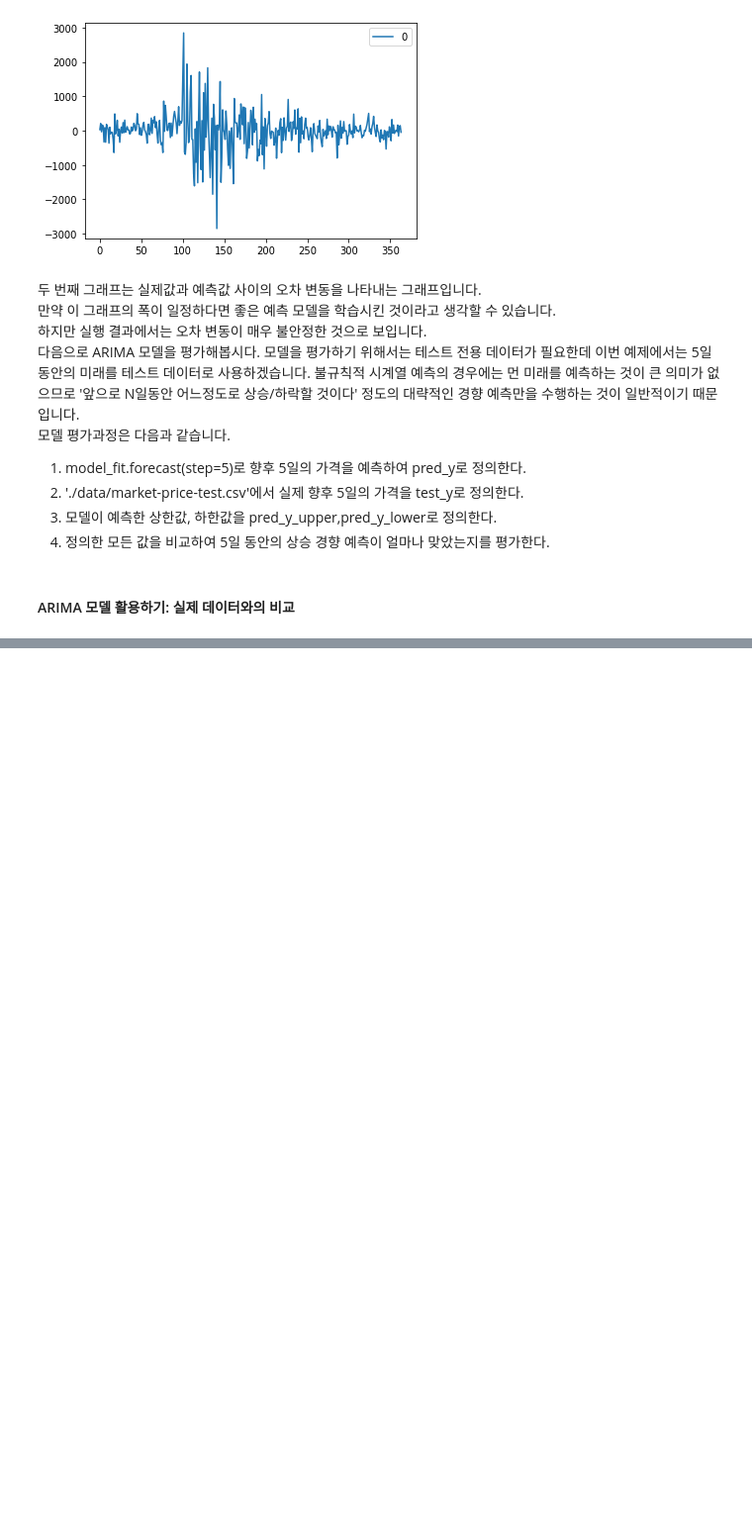
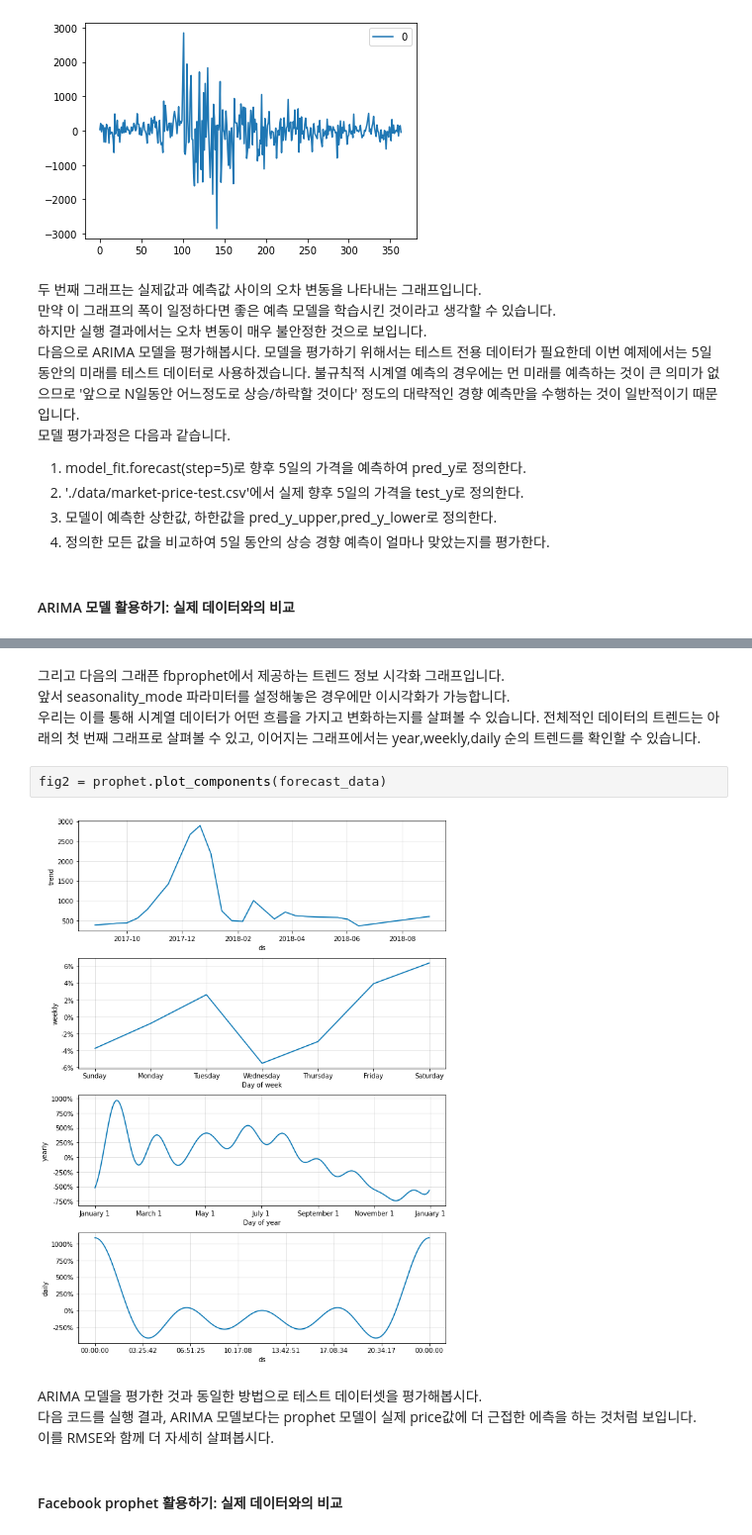
Before and after one commit to wntkdl94/python_data_analysis_study, a Jupyter notebook: bitcoin.ipynb, the cells around one changed output, grey strips where cells are left out. Shown at 99% size. Cells and saved outputs as stored; diff of their text form; blank space fills up the shorter version.

```diff
--- a/bitcoin.ipynb
+++ b/bitcoin.ipynb
@@ -194,0 +289,14 @@ for lower_upper in forecast_data
+# %% [markdown]
+그리고 다음의 그래픈 fbprophet에서 제공하는 트렌드 정보 시각화 그래프입니다.
+앞서 seasonality_mode 파라미터를 설정해놓은 경우에만 이시각화가 가능합니다.
+우리는 이를 통해 시계열 데이터가 어떤 흐름을 가지고 변화하는지를 살펴볼 수 있습니다. 전체적인 데이터의 트렌드는 아래의 첫 번째 그래프로 살펴볼 수 있고, 이어지는 그래프에서는 year,weekly,daily 순의 트렌드를 확인할 수 있습니다.
+# %%
+fig2 = prophet.plot_components(forecast_data)
+# %% [output]
+[figure, added]
+# %% [markdown]
+ARIMA 모델을 평가한 것과 동일한 방법으로 테스트 데이터셋을 평가해봅시다.
+다음 코드를 실행 결과, ARIMA 모델보다는 prophet 모델이 실제 price값에 더 근접한 에측을 하는 것처럼 보입니다.
+이를 RMSE와 함께 더 자세히 살펴봅시다.
+# %% [markdown]
+#### Facebook prophet 활용하기: 실제 데이터와의 비교
```
Also changed, not shown: parts of 19 cells of this notebook.
